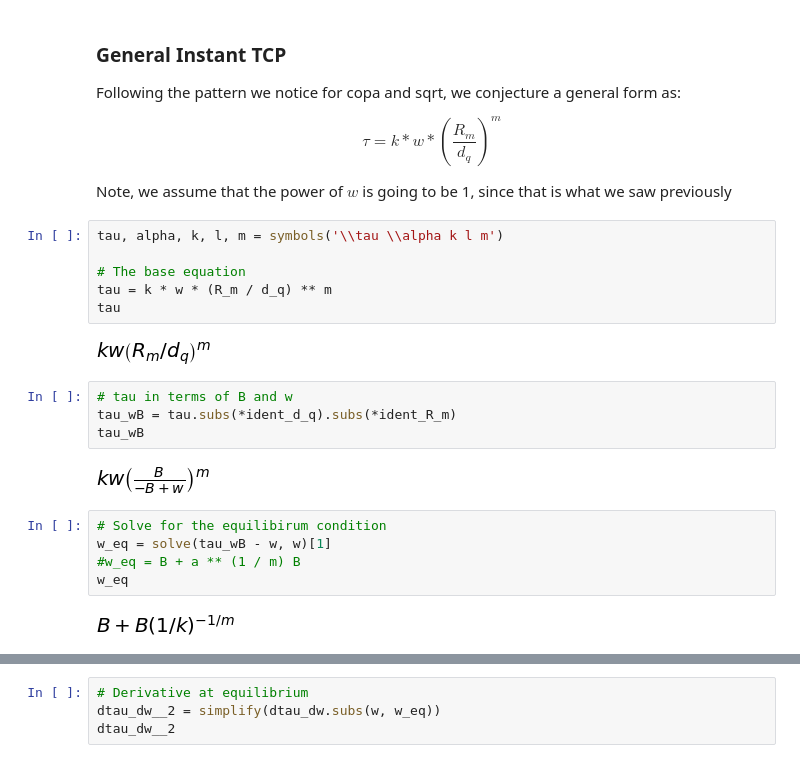
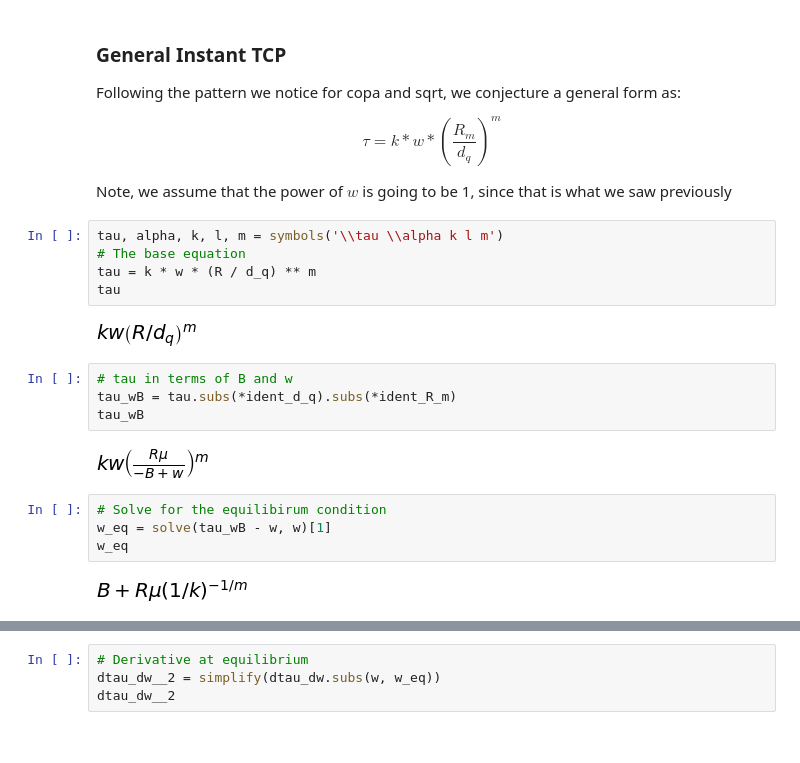
Before and after one commit to venkatarun95/cc_sim, a Jupyter notebook: analysis/instant_tcp_design.ipynb, the cells around one changed output, grey strips where cells are left out. Drawn from its saved outputs; the diff is of its cells as text.

```diff
--- a/analysis/instant_tcp_design.ipynb
+++ b/analysis/instant_tcp_design.ipynb
@@ -101,24 +119,22 @@ $$ \tau = k * w * \left(\frac{R_m}{d_q}\right)^m $$
 Note, we assume that the power of $w$ is going to be 1, since that is what we saw previously
 # %%
 tau, alpha, k, l, m = symbols('\\tau \\alpha k l m')
-
 # The base equation
-tau = k * w * (R_m / d_q) ** m
+tau = k * w * (R / d_q) ** m
 tau
 # %% [output]
-[figure, old version]
+[figure, new version]
 # %%
 # tau in terms of B and w
 tau_wB = tau.subs(*ident_d_q).subs(*ident_R_m)
 tau_wB
 # %% [output]
-[figure, old version]
+[figure, new version]
 # %%
 # Solve for the equilibirum condition
 w_eq = solve(tau_wB - w, w)[1]
-#w_eq = B + a ** (1 / m) B
 w_eq
 # %% [output]
-[figure, old version]
+[figure, new version]
 # %%
 # Derivative of tau
```
Also changed, not shown: parts of 29 cells of this notebook.
